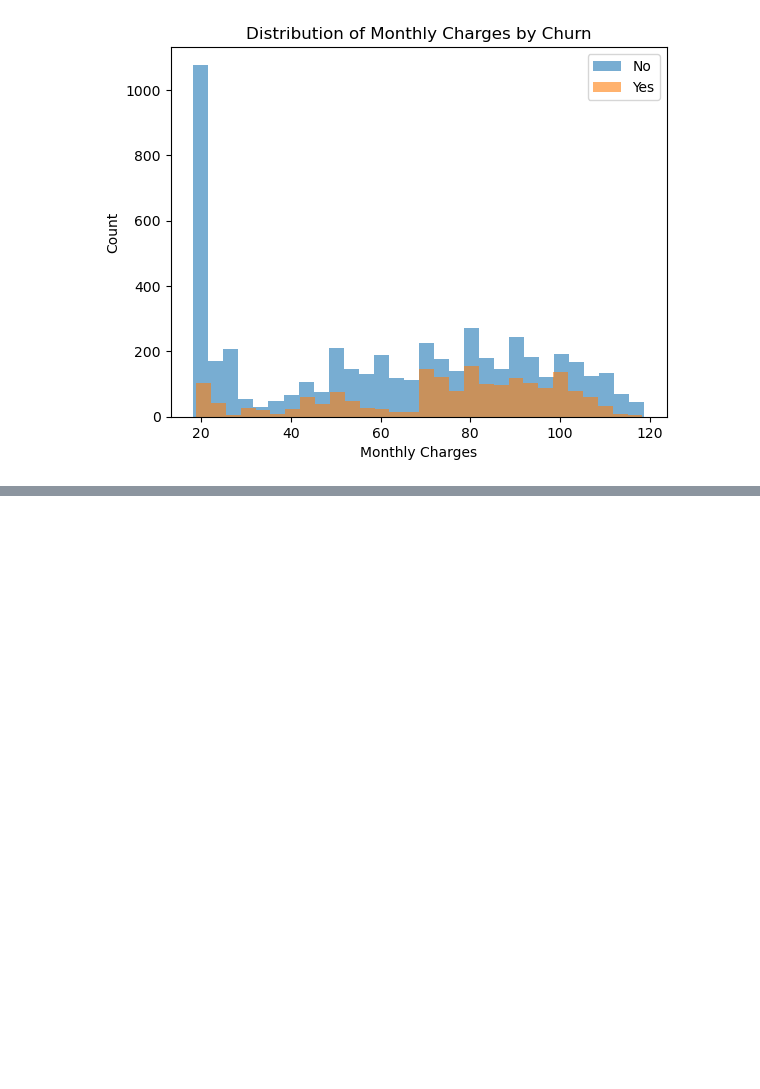
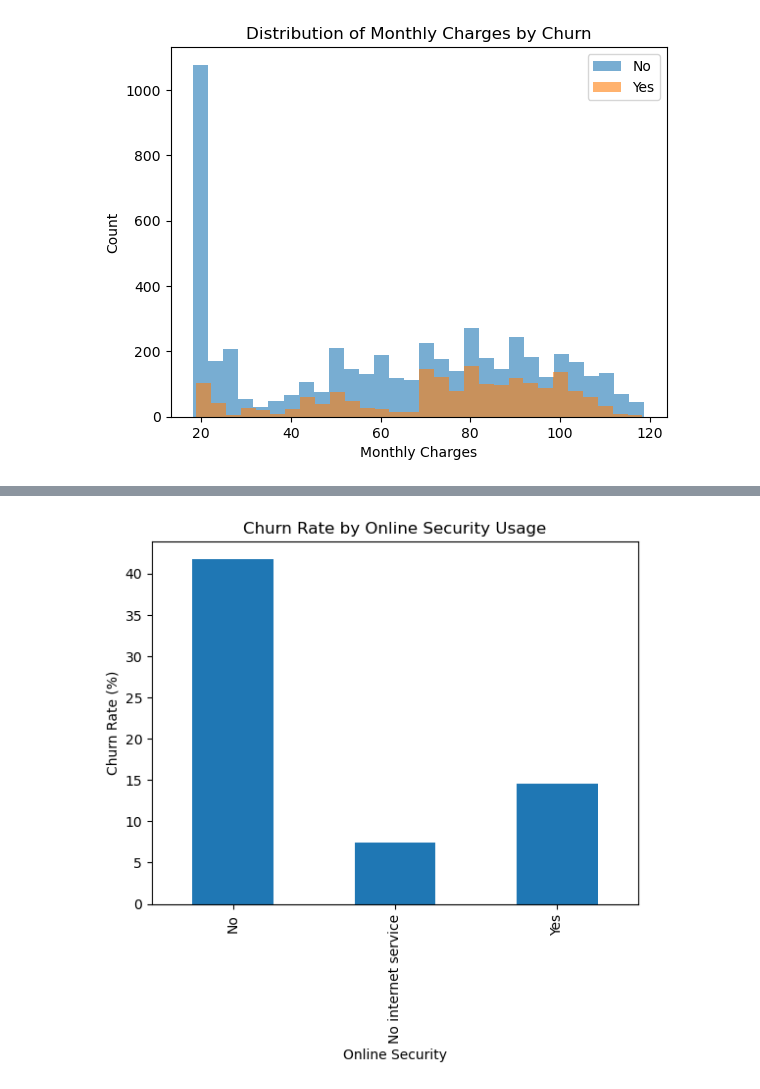
Before and after one commit to imyoonaheo/hipython, a Jupyter notebook: 45.데이터분석보고서.ipynb, the cells around one changed output, grey strips where cells are left out. Cells and saved outputs as stored; diff of their text form; code cells hidden in the pictures; blank space fills up the shorter version.

```diff
--- a/45.데이터분석보고서.ipynb
+++ b/45.데이터분석보고서.ipynb
@@ -373,0 +455,9 @@ plt.show()
+# %%
+churn_sec = df.groupby('OnlineSecurity')['Churn_binary'].mean() * 100
+churn_sec.plot(kind='bar')
+plt.title('Churn Rate by Online Security Usage')
+plt.ylabel('Churn Rate (%)')
+plt.xlabel('Online Security')
+plt.show()
+# %% [output]
+[figure, added]
```
Also changed, not shown: parts of 15 cells of this notebook, 1 other file.
